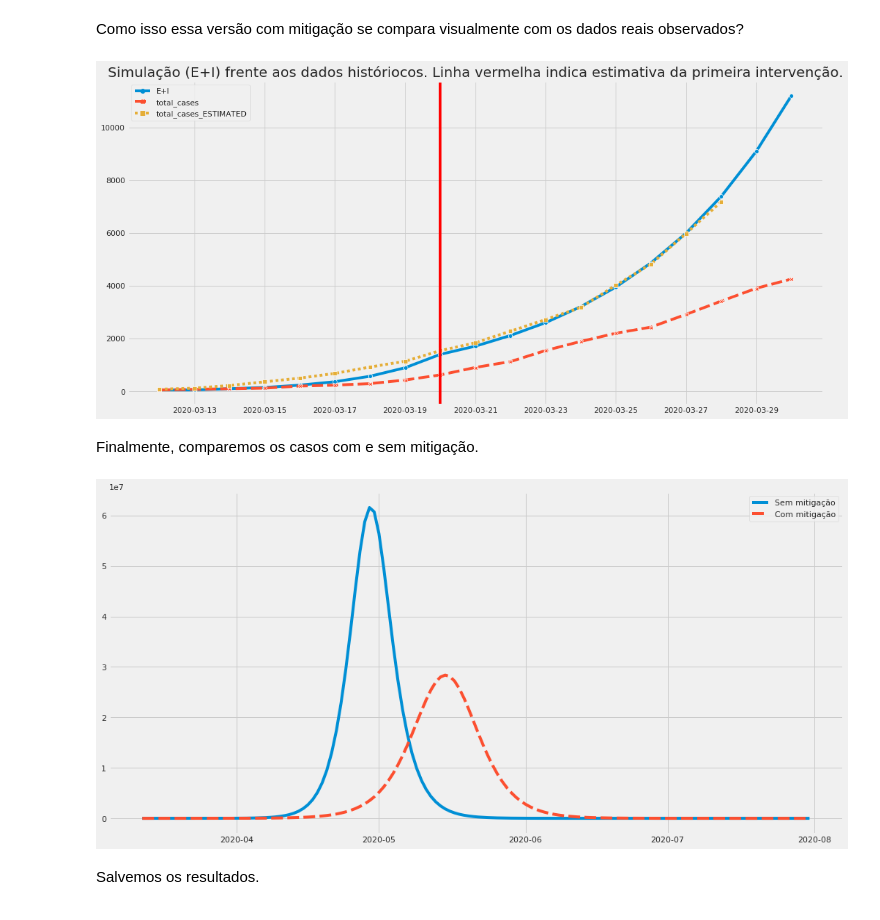
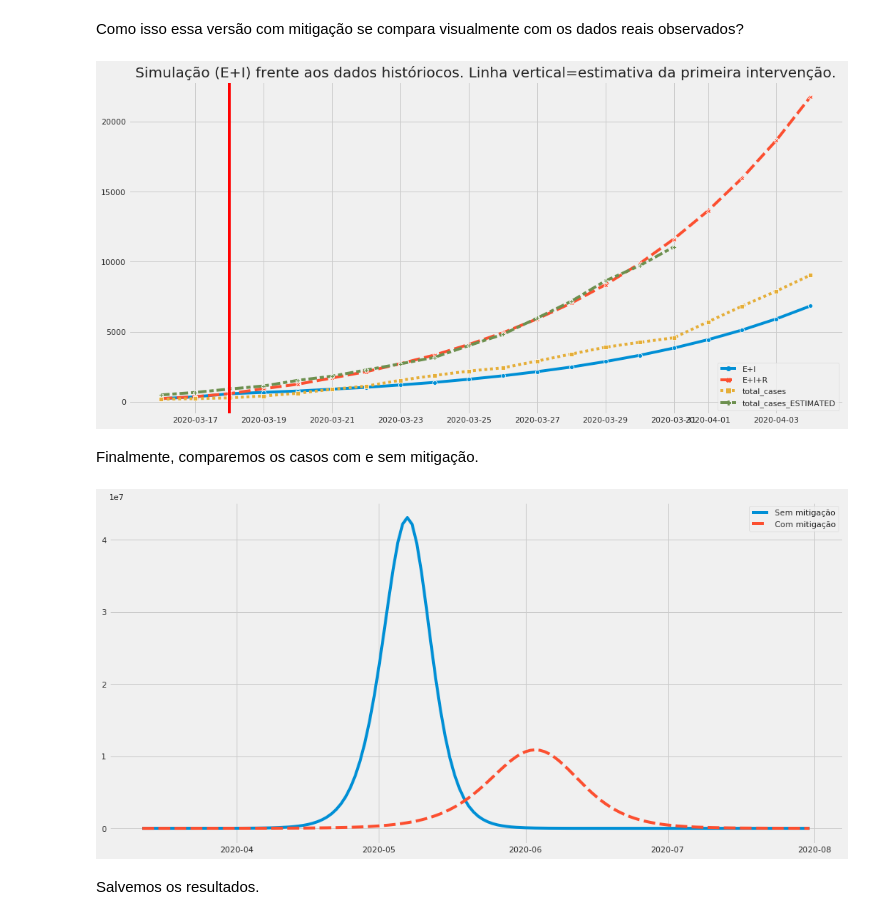
Before and after one commit to funcional-health-analytics/covid19-analytics, a Jupyter notebook: notebooks/epidemic_model_seir.ipynb, the cells around one changed output. Drawn from its saved outputs; the diff is of its cells as text; code cells hidden in the pictures.

```diff
--- a/notebooks/epidemic_model_seir.ipynb
+++ b/notebooks/epidemic_model_seir.ipynb
@@ -387,7 +399,8 @@ df_simulation_data = simulate(S=population_size - initially_infected,
                               i_func=i,
                               r_func=r,
                               e_delta_func=e_delta,
-                              i_delta_func=i_delta)
+                              i_delta_func=i_delta,
+                              r_delta_func=r_delta)
 
 plot_simulation_output(df_simulation_data)
 df_simulation_data.head()
@@ -443,7 +456,8 @@ def objective_for_simulation(args):
                               i_func=i,
                               r_func=r,
                               e_delta_func=e_delta,
-                              i_delta_func=i_delta)
+                              i_delta_func=i_delta,
+                              r_delta_func=r_delta)
 
     # run simulation
     df_simulation_data_filtered = df_simulation_data[df_simulation_data.index.isin(df_data_target.index.values)]
@@ -452,7 +466,7 @@ def objective_for_simulation(args):
     # Calculate error
     ###################
     df_diff_cases = df_data_target[data_column_to_fit] - \
-                               (df_simulation_data_filtered['I'] + df_simulation_data_filtered['E'])
+                               (df_simulation_data_filtered['I'] + df_simulation_data_filtered['E'] + df_simulation_data_filtered['R'])
 
     # we can limit the temporal reach of the estimation if desired
     if t_min is not None and t_max is not None:
@@ -558,7 +573,7 @@ space = \
     }
 
 trials = hyperopt.Trials()
-best = hyperopt.fmin(objective_for_simulation, space, algo=hyperopt.tpe.suggest, max_evals=1000, trials=trials)
+best = hyperopt.fmin(objective_for_simulation, space, algo=hyperopt.tpe.suggest, max_evals=1500, trials=trials)
 
 print("Best parameters found:", best)
 # %% [output]
@@ -590,7 +605,8 @@ df_simulation_mitigation_data = simulate(S=population_size - initially_infected,
                                           i_func=i,
                                           r_func=r,
                                           e_delta_func=e_delta,
-                                          i_delta_func=i_delta)
+                                          i_delta_func=i_delta,
+                                          r_delta_func=r_delta)
 
 plot_simulation_output(df_simulation_mitigation_data, zoom_on='2020-04-29', zoom_length=20, file_name='dynamic')
 # %% [output]
@@ -601,30 +617,30 @@ plot_simulation_output(df_simulation_mitigation_data, zoom_on='2020-04-29', zoom
 # %% [markdown]
 Como isso essa versão com mitigação se compara visualmente com os dados reais observados?
 # %%
-comparison_date = pd.Timestamp.today() - pd.DateOffset(days=7)
+comparison_date = pd.Timestamp.today() - pd.DateOffset(days=3)
 df_simulation_mitigated_vs_real = pd.concat([df_simulation_mitigation_data, df_data_target], axis=1)
-ax = sns.lineplot(data=df_simulation_mitigated_vs_real[['E+I', 'total_cases', 'total_cases_ESTIMATED']]\
+ax = sns.lineplot(data=df_simulation_mitigated_vs_real[['E+I','E+I+R', 'total_cases', 'total_cases_ESTIMATED']]\
                                        [comparison_date - pd.DateOffset(days=20):comparison_date],
              markers=True)
 
-ax.set_title(f'Simulação (E+I) frente aos dados históriocos. Linha vermelha indica estimativa da primeira intervenção.')
+ax.set_title(f'Simulação (E+I) frente aos dados históriocos. Linha vertical=estimativa da primeira intervenção.')
 intervention_date_1 = epidemic_start_date + pd.DateOffset(days=int(best['duration_1']))
 plt.axvline(intervention_date_1, color='red')
 
 ax.figure.savefig(results_folder + 'seir_dynamic_fit_zoom' + f'_{target_location.lower()}' + results_suffix + '.png',
                   format='png')
 # %% [output]
-[figure, old version]
+[figure, new version]
 # %% [markdown]
 Finalmente, comparemos os casos com e sem mitigação.
 # %%
-ax = sns.lineplot(data=pd.concat([df_simulation_data['I'].rename('Sem mitigação'),
-                                 df_simulation_mitigation_data['I'].rename('Com mitigação')], axis=1)['2020-03':'2020-07'])
+ax = sns.lineplot(data=pd.concat([df_simulation_data['E+I'].rename('Sem mitigação'),
+                                 df_simulation_mitigation_data['E+I'].rename('Com mitigação')], axis=1)['2020-03':'2020-07'])
 
 ax.figure.savefig(results_folder + 'seir_constant_vs_dynamic' + f'_{target_location.lower()}' + results_suffix + '.png',
                   format='png')
 # %% [output]
-[figure, old version]
+[figure, new version]
 # %% [markdown]
 Salvemos os resultados.
 # %%
```
Also changed, not shown: parts of 12 cells of this notebook, 2 other files.
